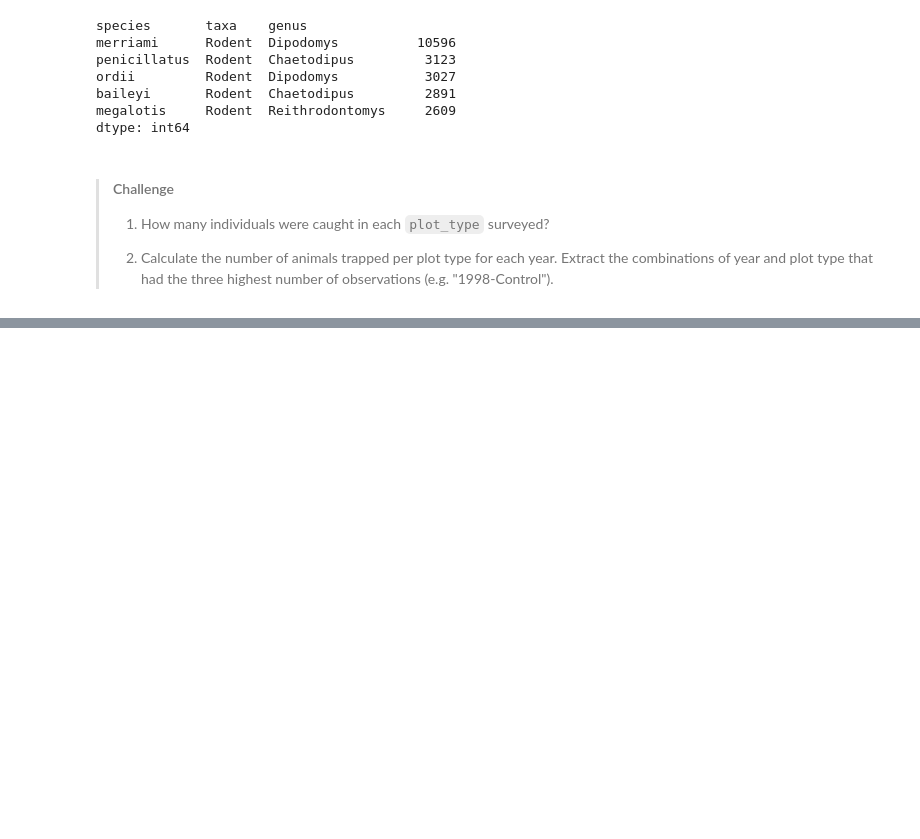
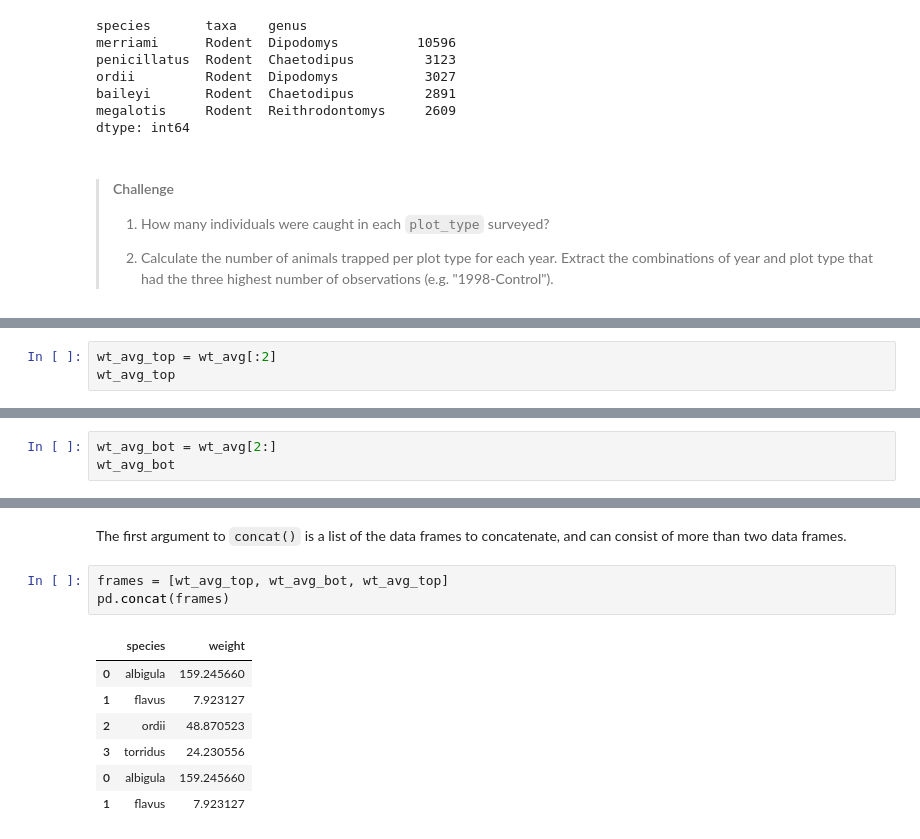
Before and after one commit to UofTCoders/2018-09-10-utoronto, a Jupyter notebook: code/2-data-analysis-in-python.ipynb, the cells around one changed output, grey strips where cells are left out. Saved outputs shown, nothing was run; the diff lists cells and outputs as text; blank space fills up the shorter version.

```diff
--- a/code/2-data-analysis-in-python.ipynb
+++ b/code/2-data-analysis-in-python.ipynb
@@ -1222,0 +1018,3 @@ This concludes the introductory data analysis section.
+# %%
+wt_avg_top = wt_avg[:2]
+wt_avg_top
@@ -1222,0 +1025,3 @@ This concludes the introductory data analysis section.
+# %%
+wt_avg_bot = wt_avg[2:]
+wt_avg_bot
@@ -1222,0 +1043,13 @@ This concludes the introductory data analysis section.
+# %% [markdown]
+The first argument to `concat()` is a list of the data frames to concatenate, and can consist of more than two data frames.
+# %%
+frames = [wt_avg_top, wt_avg_bot, wt_avg_top]
+pd.concat(frames)
+# %% [output]
+|  | species | weight |
+| 0 | albigula | 159.245660 |
+| 1 | flavus | 7.923127 |
+| 2 | ordii | 48.870523 |
+| 3 | torridus | 24.230556 |
+| 0 | albigula | 159.245660 |
+| 1 | flavus | 7.923127 |
```
Also changed, not shown: parts of 45 cells of this notebook.
